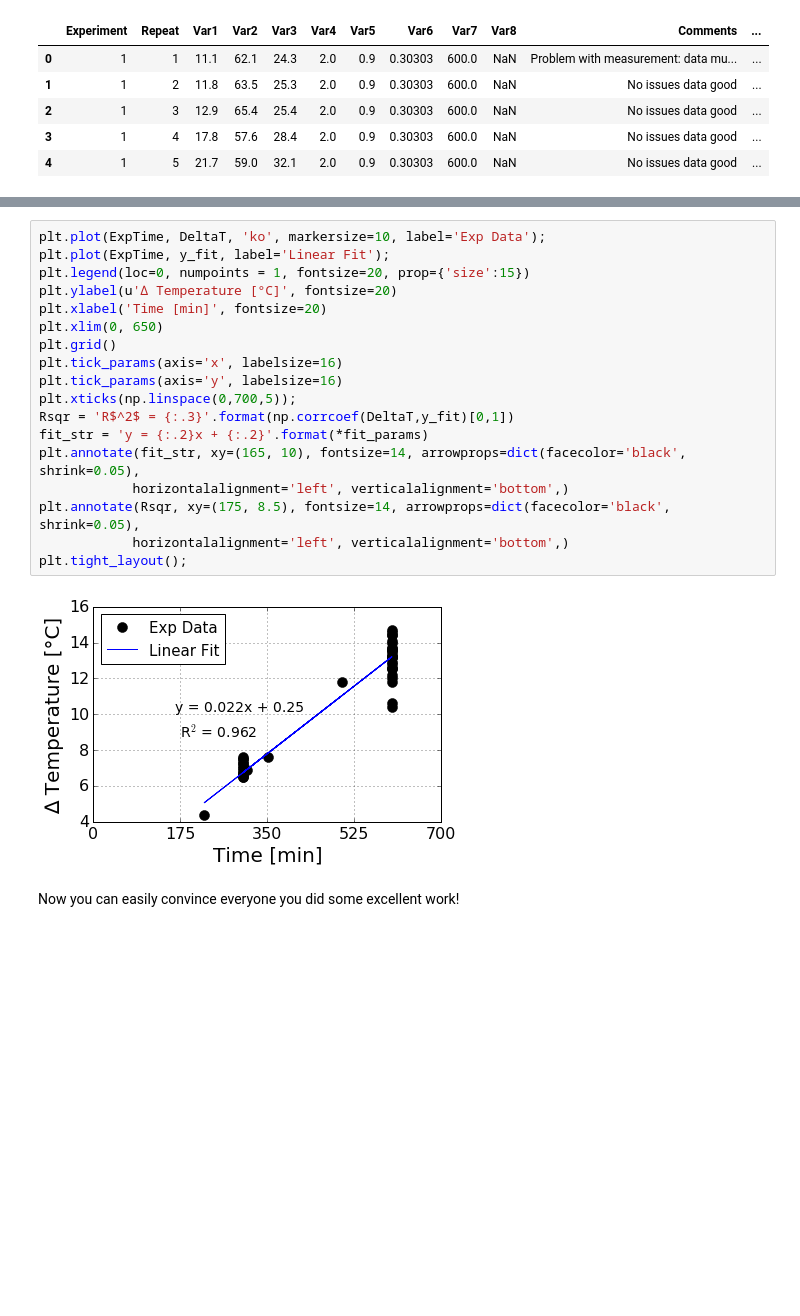
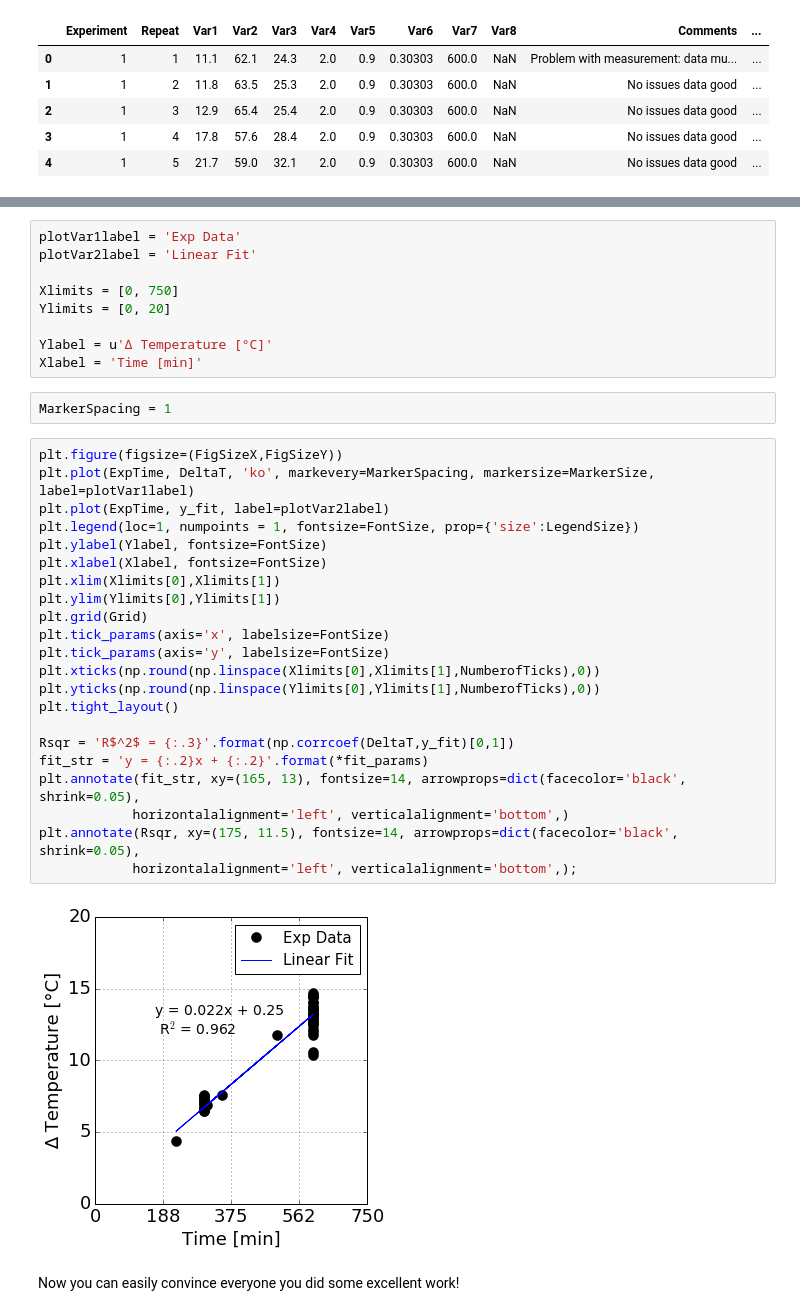
Before and after one commit to alchemyst/DataScience, a Jupyter notebook: Basic Plotting/Basic_Plotting.ipynb, the cells around one changed output, grey strips where cells are left out. Saved outputs shown, nothing was run; the diff lists cells and outputs as text; blank space fills up the shorter version.

```diff
--- a/Basic Plotting/Basic_Plotting.ipynb
+++ b/Basic Plotting/Basic_Plotting.ipynb
@@ -307,23 +374,38 @@ Once you have your final set of variables, which can be raw measurements or calc
+# %%
+plotVar1label = 'Exp Data'
+plotVar2label = 'Linear Fit'
+
+Xlimits = [0, 750]
+Ylimits = [0, 20]
+
+Ylabel = u'∆ Temperature [°C]'
+Xlabel = 'Time [min]'
+# %%
+MarkerSpacing = 1
 # %%
-plt.plot(ExpTime, DeltaT, 'ko', markersize=10, label='Exp Data');
-plt.plot(ExpTime, y_fit, label='Linear Fit');
-plt.legend(loc=0, numpoints = 1, fontsize=20, prop={'size':15})
-plt.ylabel(u'∆ Temperature [°C]', fontsize=20)
-plt.xlabel('Time [min]', fontsize=20)
-plt.xlim(0, 650)
-plt.grid()
-plt.tick_params(axis='x', labelsize=16)
-plt.tick_params(axis='y', labelsize=16)
-plt.xticks(np.linspace(0,700,5));
+plt.figure(figsize=(FigSizeX,FigSizeY))
+plt.plot(ExpTime, DeltaT, 'ko', markevery=MarkerSpacing, markersize=MarkerSize, label=plotVar1label)
+plt.plot(ExpTime, y_fit, label=plotVar2label)
+plt.legend(loc=1, numpoints = 1, fontsize=FontSize, prop={'size':LegendSize})
+plt.ylabel(Ylabel, fontsize=FontSize)
+plt.xlabel(Xlabel, fontsize=FontSize)
+plt.xlim(Xlimits[0],Xlimits[1])
+plt.ylim(Ylimits[0],Ylimits[1])
+plt.grid(Grid)
+plt.tick_params(axis='x', labelsize=FontSize)
+plt.tick_params(axis='y', labelsize=FontSize)
+plt.xticks(np.round(np.linspace(Xlimits[0],Xlimits[1],NumberofTicks),0))
+plt.yticks(np.round(np.linspace(Ylimits[0],Ylimits[1],NumberofTicks),0))
+plt.tight_layout()
+
 Rsqr = 'R$^2$ = {:.3}'.format(np.corrcoef(DeltaT,y_fit)[0,1])
 fit_str = 'y = {:.2}x + {:.2}'.format(*fit_params)
-plt.annotate(fit_str, xy=(165, 10), fontsize=14, arrowprops=dict(facecolor='black', shrink=0.05),
+plt.annotate(fit_str, xy=(165, 13), fontsize=14, arrowprops=dict(facecolor='black', shrink=0.05),
             horizontalalignment='left', verticalalignment='bottom',)
-plt.annotate(Rsqr, xy=(175, 8.5), fontsize=14, arrowprops=dict(facecolor='black', shrink=0.05),
-            horizontalalignment='left', verticalalignment='bottom',)
-plt.tight_layout();
+plt.annotate(Rsqr, xy=(175, 11.5), fontsize=14, arrowprops=dict(facecolor='black', shrink=0.05),
+            horizontalalignment='left', verticalalignment='bottom',);
 # %% [output]
-[figure, old version]
+[figure, new version]
 # %% [markdown]
 Now you can easily convince everyone you did some excellent work!
 # %% [markdown]
```
Also changed, not shown: parts of 49 cells of this notebook, 2 other files.
